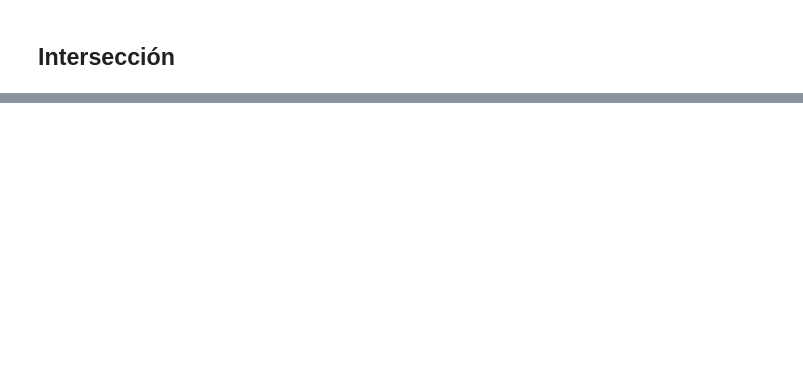
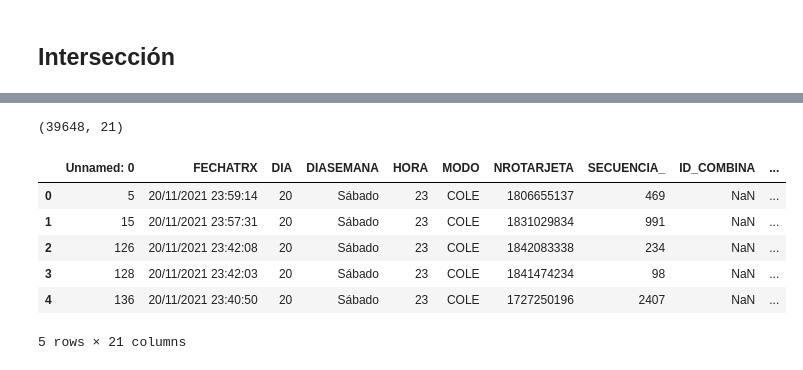
Before and after one commit to sebasruggero/python, a Jupyter notebook: Intersecciones_con_Geopanda.ipynb, the cells around one changed output, grey strips where cells are left out. Cells and saved outputs as stored; diff of their text form; code cells hidden in the pictures; blank space fills up the shorter version.

```diff
--- a/Intersecciones_con_Geopanda.ipynb
+++ b/Intersecciones_con_Geopanda.ipynb
@@ -107 +144,17 @@ tigre = gpd.sjoin(tigre_gdf, df_gdf, op = "intersects" )
+# %%
+df_limpia = pd.read_csv("data/interseccion.csv", sep = ",", encoding="UTF-8")
+# %%
+df_limpia.shape
+# %% [output]
+(39648, 21)
+# %%
+df_limpia.head()
+# %% [output]
+|  | Unnamed: 0 | FECHATRX | DIA | DIASEMANA | HORA | MODO | NROTARJETA | SECUENCIA_ | ID_COMBINA | ... |
+| 0 | 5 | 20/11/2021 23:59:14 | 20 | Sábado | 23 | COLE | 1806655137 | 469 | NaN | ... |
+| 1 | 15 | 20/11/2021 23:57:31 | 20 | Sábado | 23 | COLE | 1831029834 | 991 | NaN | ... |
+| 2 | 126 | 20/11/2021 23:42:08 | 20 | Sábado | 23 | COLE | 1842083338 | 234 | NaN | ... |
+| 3 | 128 | 20/11/2021 23:42:03 | 20 | Sábado | 23 | COLE | 1841474234 | 98 | NaN | ... |
+| 4 | 136 | 20/11/2021 23:40:50 | 20 | Sábado | 23 | COLE | 1727250196 | 2407 | NaN | ... |
+5 rows × 21 columns
 # %%
```
Also changed, not shown: parts of 33 cells of this notebook.
